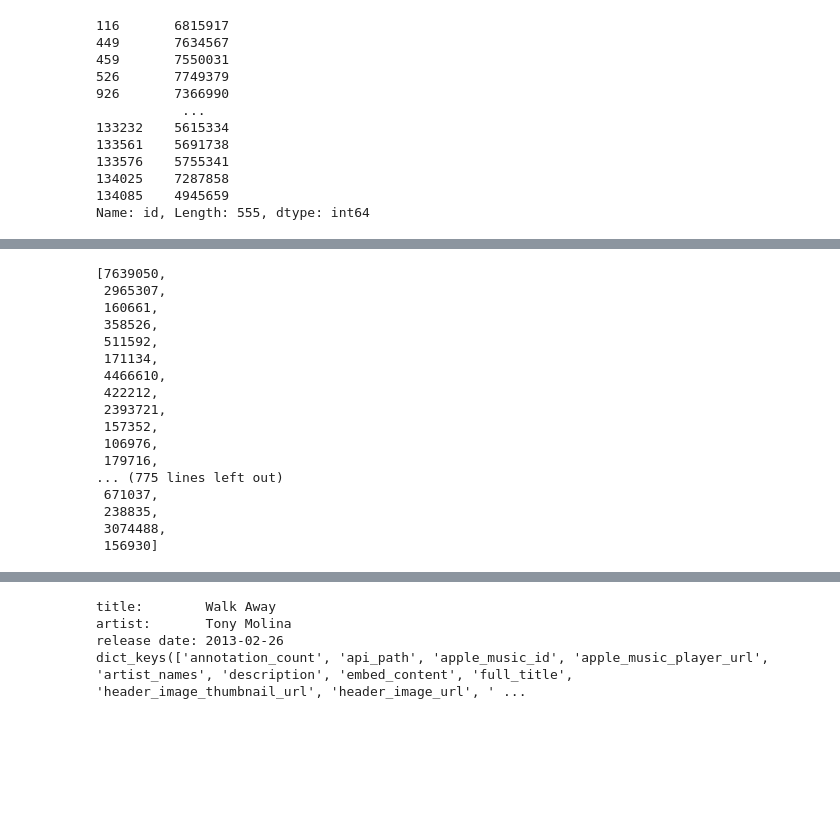
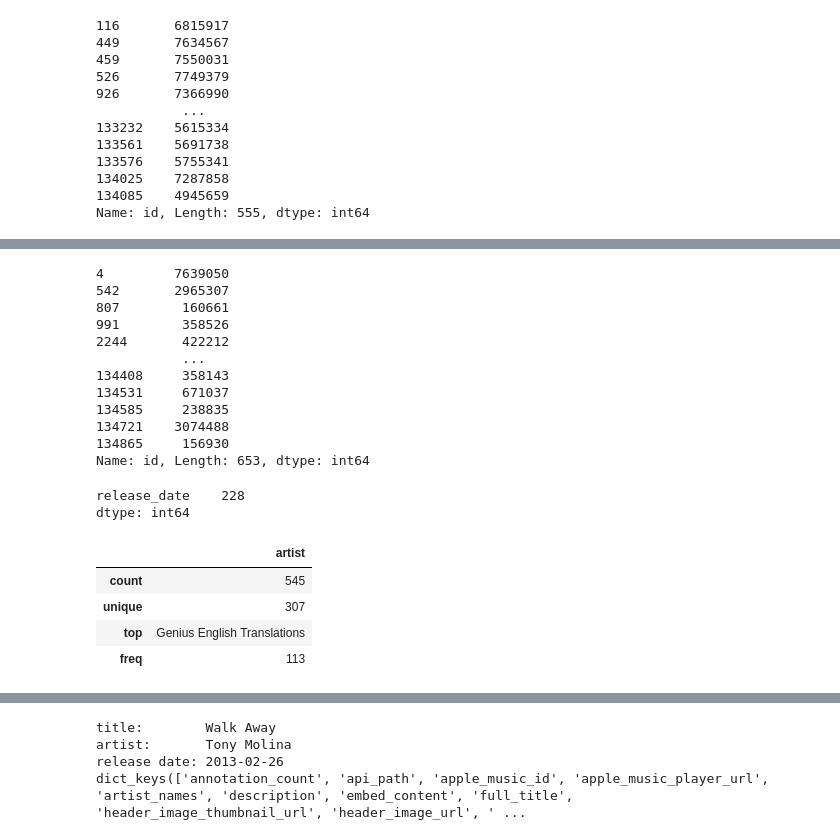
Before and after one commit to jnfpm/Text-Mining-, a Jupyter notebook: EDA.ipynb, the cells around one changed output, grey strips where cells are left out. Saved outputs shown, nothing was run; the diff lists cells and outputs as text; code cells hidden in the pictures; blank space fills up the shorter version.

```diff
--- a/EDA.ipynb
+++ b/EDA.ipynb
@@ -768,21 +776,16 @@ Name: id, Length: 555, dtype: int64
 # %%
-invalid_years = df_train.loc[(df_train['year'] < 1920) | (df_train['year'] > 2026), 'id'].tolist()
+invalid_years = df_train.loc[(df_train['year'] < 1900) | (df_train['year'] > 2026), 'id']
 invalid_years
 # %% [output]
-[7639050,
- 2965307,
- 160661,
- 358526,
- 511592,
- 171134,
- 4466610,
- 422212,
- 2393721,
- 157352,
- 106976,
- 179716,
-... (775 lines left out)
- 671037,
- 238835,
- 3074488,
- 156930]
+4         7639050
+542       2965307
+807        160661
+991        358526
+2244       422212
+           ...
+134408     358143
+134531     671037
+134585     238835
+134721    3074488
+134865     156930
+Name: id, Length: 653, dtype: int64
@@ -788,0 +795,7 @@ invalid_years
+# %%
+correct_years.describe()
+print(correct_years.isnull().sum())
+correct_years.to_csv('data/correct_years.csv')
+# %% [output]
+release_date    228
+dtype: int64
@@ -788,0 +807,8 @@ invalid_years
+# %%
+correct_artists.describe()
+# %% [output]
+|  | artist |
+| count | 545 |
+| unique | 307 |
+| top | Genius English Translations |
+| freq | 113 |
```
Also changed, not shown: parts of 9 cells of this notebook, 2 other files.
